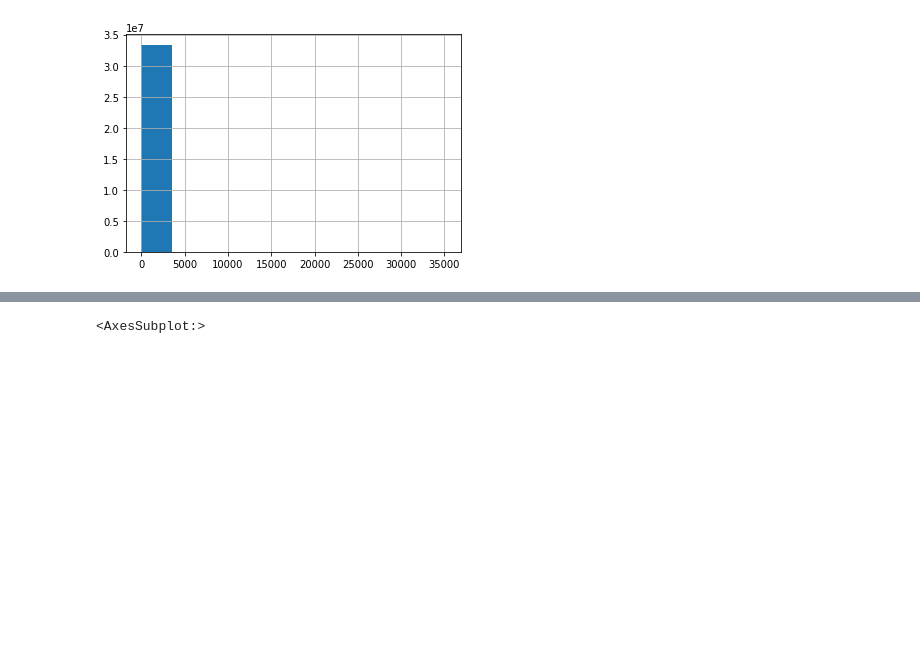
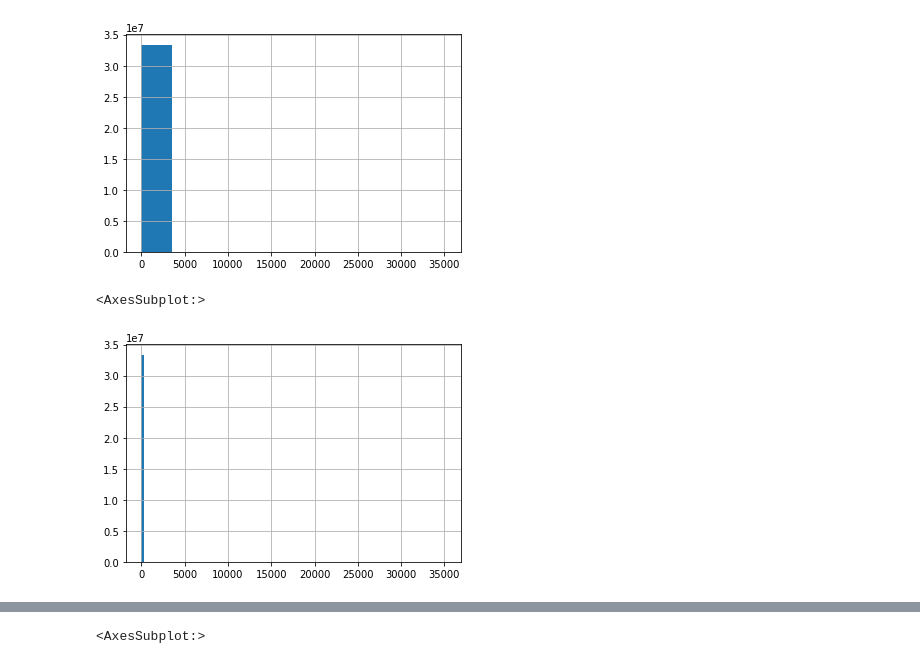
Before and after one commit to usc-isi-i2/wd-similarity, a Jupyter notebook: Probase File Exploration.ipynb, the cells around one changed output, grey strips where cells are left out. Cells and saved outputs as stored; diff of their text form; code cells hidden in the pictures; blank space fills up the shorter version.

```diff
--- a/Probase File Exploration.ipynb
+++ b/Probase File Exploration.ipynb
@@ -60,3 +61,8 @@ probDF.no_of_relations.hist()
 # %% [output]
 <AxesSubplot:>
 [figure]
+# %%
+probDF.no_of_relations.hist(bins=100)
+# %% [output]
+<AxesSubplot:>
+[figure, added]
```
Also changed, not shown: parts of 22 cells of this notebook, 16 other files.
